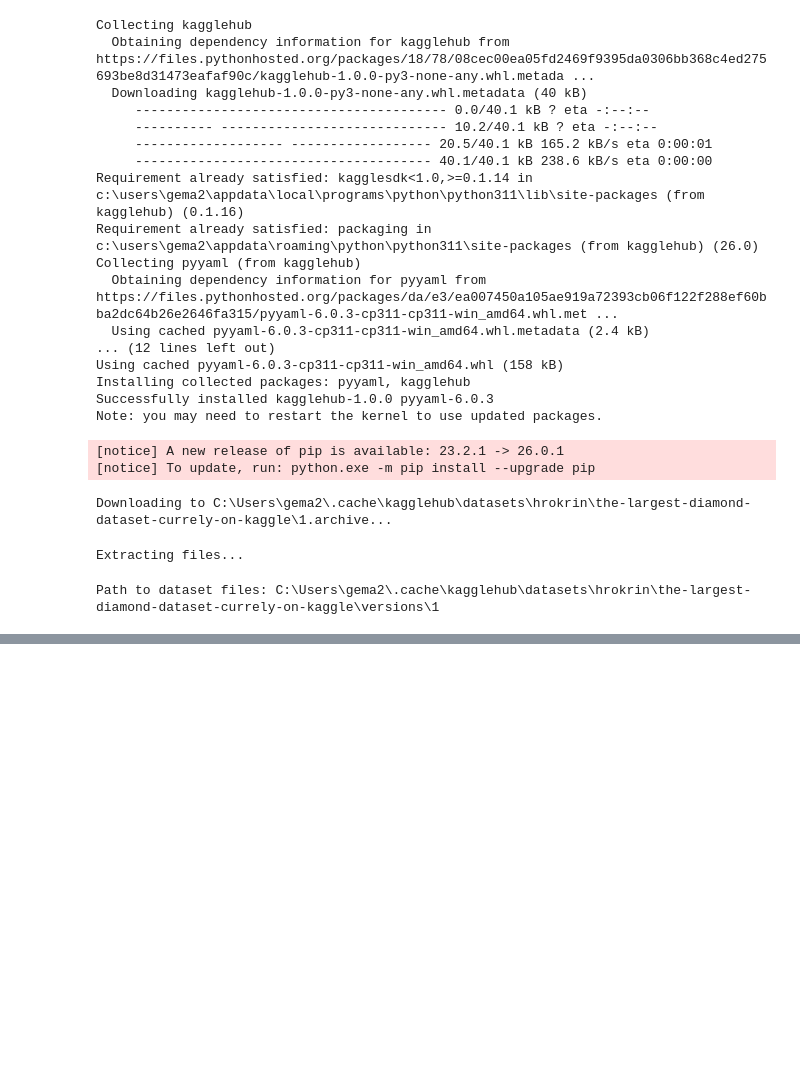
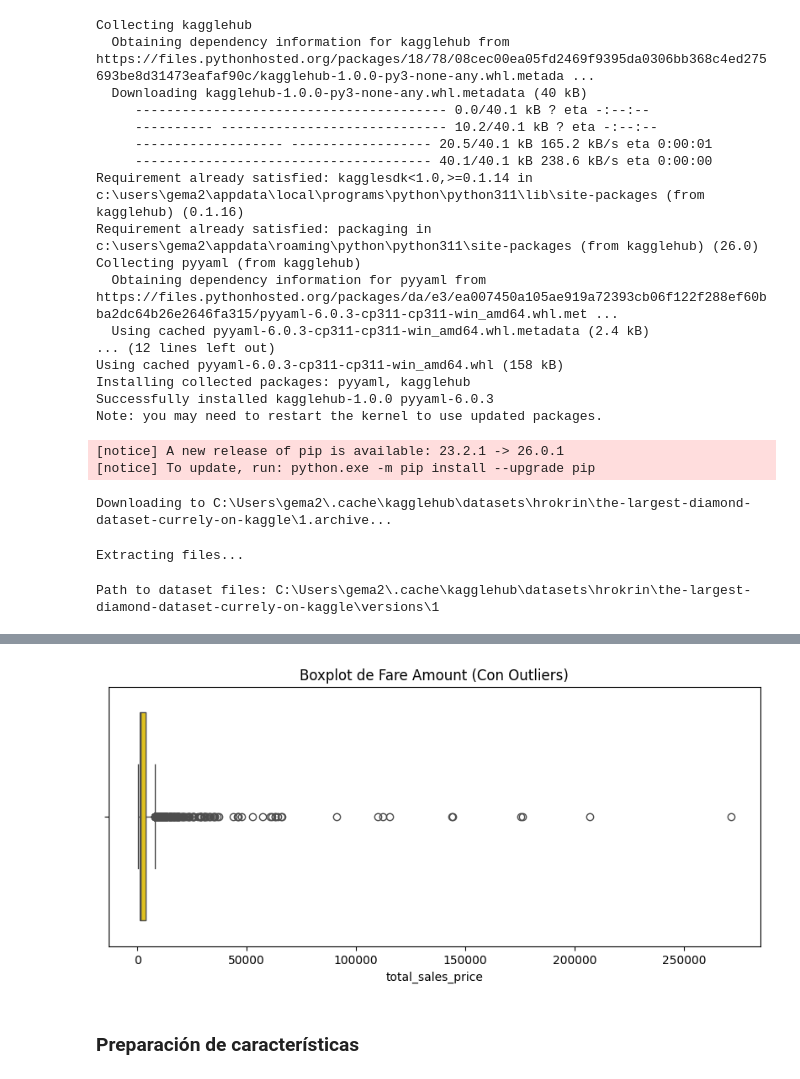
Before and after one commit to GemaGuerraV/DatosMasivos, a Jupyter notebook: PIA_DM.ipynb, the cells around one changed output, grey strips where cells are left out. Saved outputs shown, nothing was run; the diff lists cells and outputs as text; code cells hidden in the pictures; blank space fills up the shorter version.

```diff
--- a/PIA_DM.ipynb
+++ b/PIA_DM.ipynb
@@ -95,0 +191,6 @@ only showing top 5 rows
+# %%
+df_limpio.dropna()
+
+df_limpio = df.filter((col("color") != "unknown") & (col("cut_quality") != "unknown"))
+
+df_limpio.count()
@@ -95,0 +238,11 @@ only showing top 5 rows
+# %%
+df_sample = df_limpio.select("total_sales_price").sample(False, 0.01).toPandas()
+
+plt.figure(figsize=(10, 4))
+sns.boxplot(x=df_sample["total_sales_price"], color="gold")
+plt.title("Boxplot de Fare Amount (Con Outliers)")
+plt.show()
+# %% [output]
+[figure, added]
+# %% [markdown]
+### Preparación de características
```
Also changed, not shown: parts of 25 cells of this notebook, 1 other file.
